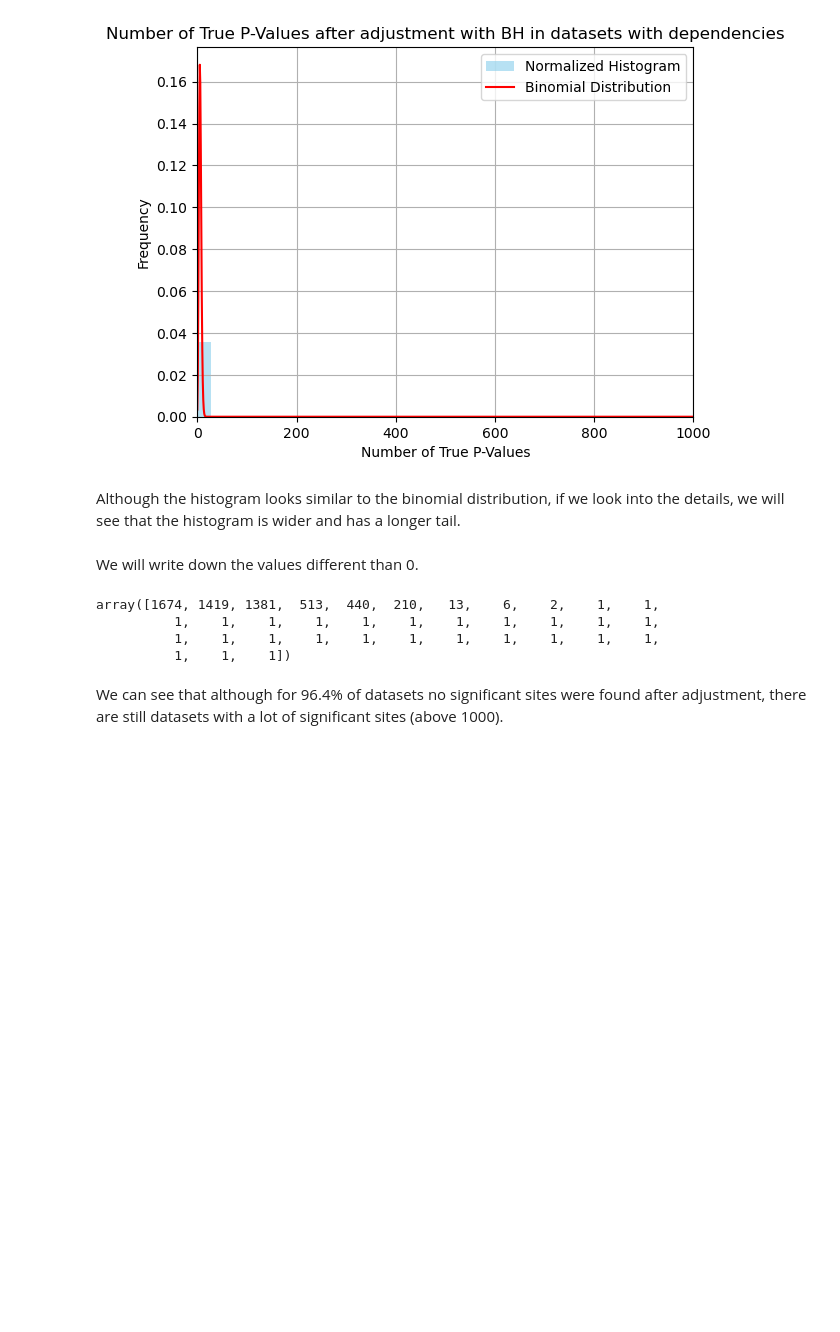
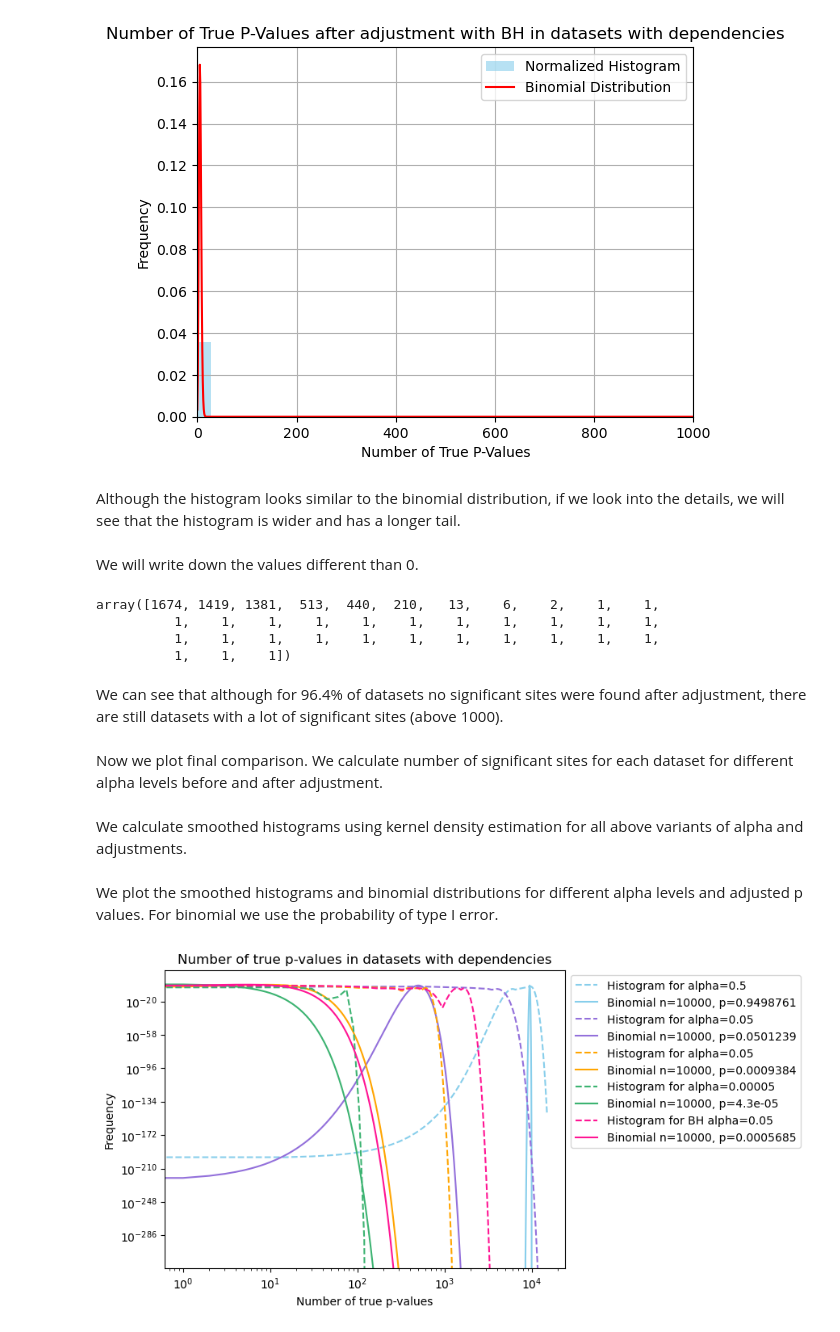
Before and after one commit to uio-bmi/fdr_under_dependencies, a Jupyter notebook: exlporatory_analyses/intuition_analyses.ipynb, the cells around one changed output. Drawn from its saved outputs; the diff is of its cells as text; code cells hidden in the pictures; blank space fills up the shorter version.

Commit message:
feat: add analysis of smoothed histograms to binomial distribution

```diff
--- a/exlporatory_analyses/intuition_analyses.ipynb
+++ b/exlporatory_analyses/intuition_analyses.ipynb
@@ -306,3 +303,27 @@ array([1674, 1419, 1381,  513,  440,  210,   13,    6,    2,    1,    1,
           1,    1,    1])
 # %% [markdown]
 We can see that although for 96.4% of datasets no significant sites were found after adjustment, there are still datasets with a lot of significant sites (above 1000).
+# %% [markdown]
+Now we plot final comparison. We calculate number of significant sites for each dataset for different alpha levels before and after adjustment.
+# %%
+#alpha = 0.5
+p_values_pool_binary_0_5 = p_values_pool_binary < 0.5
+number_of_trues_p_values_pool_binary_0_5 = np.sum(p_values_pool_binary_0_5, axis=0)
+
+#alpha = 0.05
+p_values_pool_binary_0_05 = p_values_pool < 0.05
+number_of_trues_p_values_pool_binary_0_05 = np.sum(p_values_pool_binary_0_05, axis=0)
+
+#alpha = 0.001
+p_values_pool_binary_0_001 = p_values_pool < 0.001
+number_of_trues_p_values_pool_binary_0_001 = np.sum(p_values_pool_binary_0_001, axis=0)
+
+#alpha = 0.00005
+p_values_pool_binary_0_00005 = p_values_pool < 0.00005
+number_of_trues_p_values_pool_binary_0_00005 = np.sum(p_values_pool_binary_0_00005, axis=0)
+
+#bh alpha = 0.05
+adjusted_p_values_pool_binary_0_05 = adjusted_p_values_pool < 0.05
+number_of_trues_adjusted_p_values_pool_binary_0_05 = np.sum(adjusted_p_values_pool_binary_0_05, axis=0)
+# %% [markdown]
+We calculate smoothed histograms using kernel density estimation for all above variants of alpha and adjustments.
@@ -308,0 +358,47 @@ We can see that although for 96.4% of datasets no significant sites were found a
+# %% [markdown]
+We plot the smoothed histograms and binomial distributions for different alpha levels and adjusted p values. For binomial we use the probability of type I error.
+# %%
+n = 10000
+x = np.arange(0, n+5000)
+
+#alpha = 0.5
+p_0_5 = np.mean(number_of_trues_p_values_pool_binary_0_5) / n
+plt.plot(x_range, kde_values_0_5, linestyle='--', color='skyblue', label='Histogram for alpha=0.5')
+pmf_0_5 = binom.pmf(x, n, p_0_5)
+plt.plot(x, pmf_0_5, color='skyblue', label=f'Binomial n=10000, p={p_0_5}')
+
+#alpha = 0.05
+p_0_05 = np.mean(number_of_trues_p_values_pool_binary_0_05) / n
+plt.plot(x_range, kde_values_0_05, linestyle='--', color='mediumpurple', label='Histogram for alpha=0.05')
+pmf_0_05 = binom.pmf(x, n, p_0_05)
+plt.plot(x, pmf_0_05, color='mediumpurple', label=f'Binomial n=10000, p={p_0_05}')
+
+#alpha = 0.001
+p_0_001 = np.mean(number_of_trues_p_values_pool_binary_0_001) / n
+plt.plot(x_range, kde_values_0_001, linestyle='--', color='orange', label='Histogram for alpha=0.05')
+pmf_0_001 = binom.pmf(x, n, p_0_001)
+plt.plot(x, pmf_0_001, color='orange', label=f'Binomial n=10000, p={p_0_001}')
+
+#alpha = 0.00005
+p_0_00005 = np.mean(number_of_trues_p_values_pool_binary_0_00005) / n
+plt.plot(x_range, kde_values_0_00005, linestyle='--', color='mediumseagreen', label='Histogram for alpha=0.00005')
+pmf_0_00005 = binom.pmf(x, n, p_0_00005)
+plt.plot(x, pmf_0_00005, color='mediumseagreen', label=f'Binomial n=10000, p={p_0_00005}')
+
+#bh alpha = 0.05
+p_bh_0_05 = np.mean(number_of_trues_adjusted_p_values_pool_binary_0_05) / n
+plt.plot(x_range, kde_values_bh_0_05, linestyle='--', color='deeppink', label='Histogram for BH alpha=0.05')
+pmf_bh_0_05 = binom.pmf(x, n, p_bh_0_05)
+plt.plot(x, pmf_bh_0_05, color='deeppink', label=f'Binomial n=10000, p={p_bh_0_05}')
+
+plt.yscale('log')
+plt.xscale('log')
+# Add labels and title
+plt.xlabel('Number of true p-values')
+plt.ylabel('Frequency')
+plt.title('Number of true p-values in datasets with dependencies')
+plt.legend(loc='upper left', bbox_to_anchor=(1, 1))
+# Show the plot
+plt.show()
+# %% [output]
+[figure, added]
```
Also changed, not shown: parts of 6 cells of this notebook.
